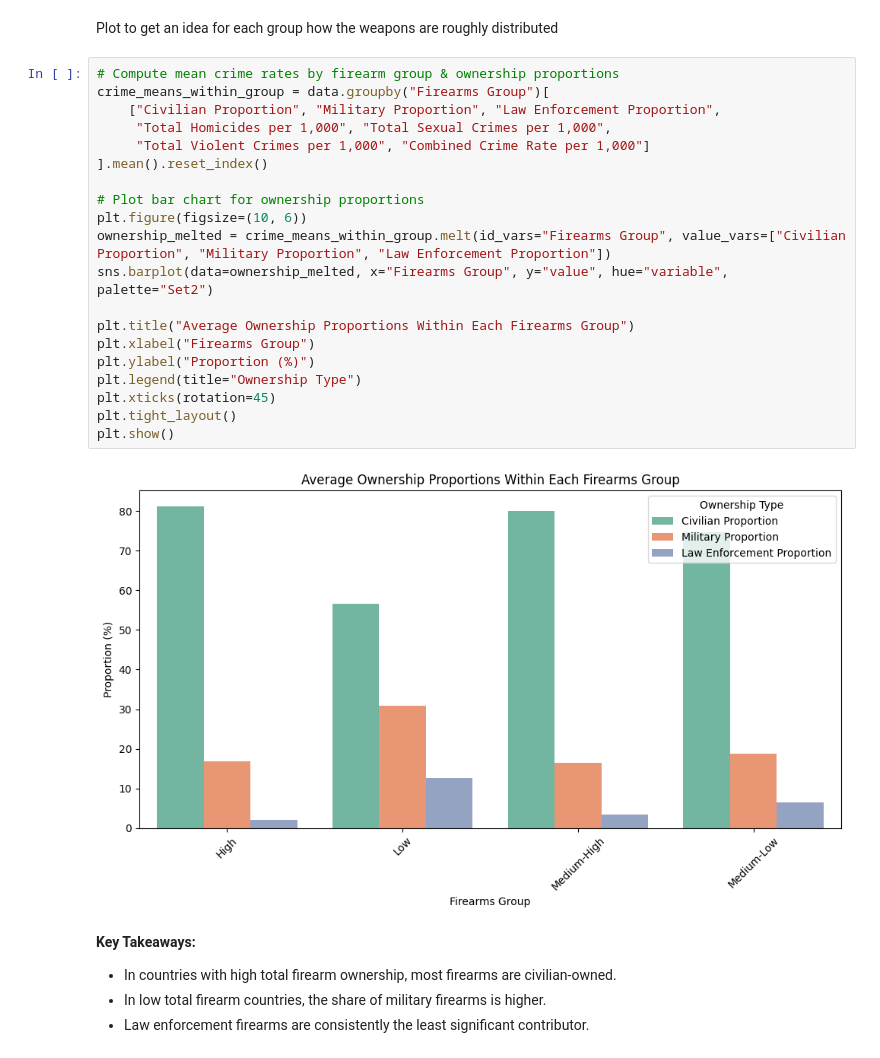
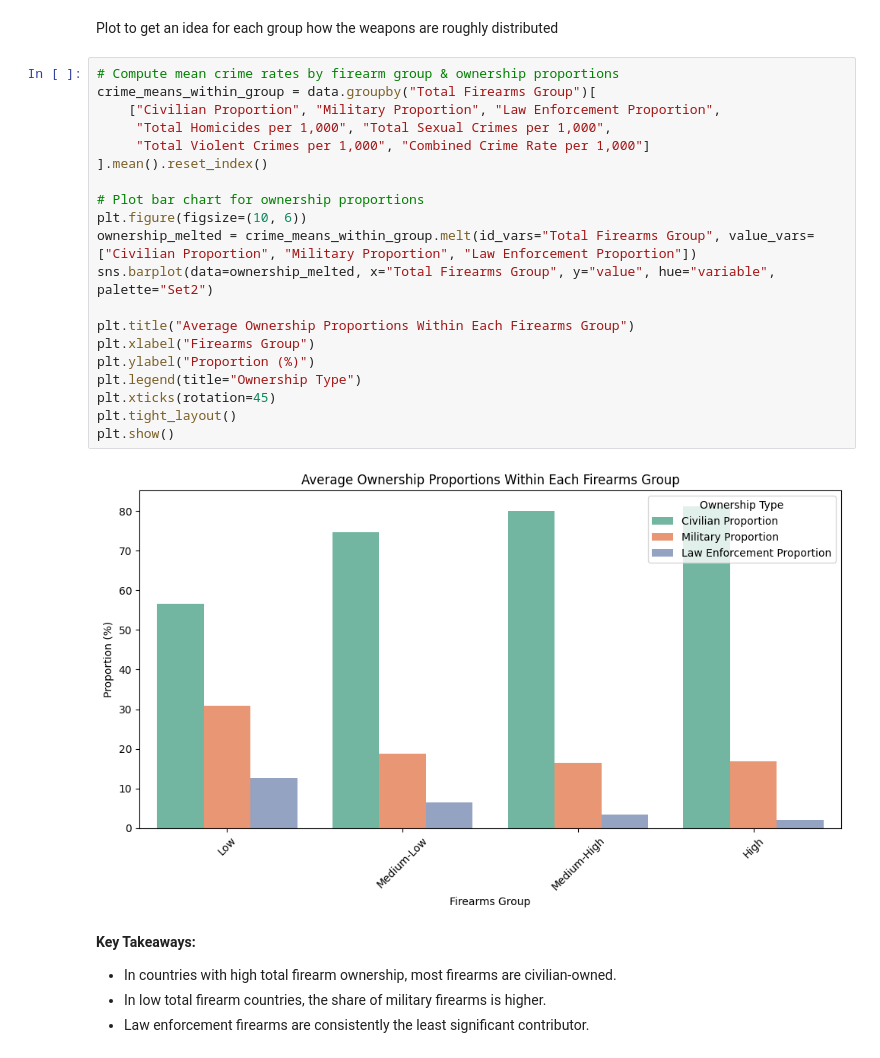
Before and after one commit to Alexderoode011202/DW_project, a Jupyter notebook: analysis/analysev2.ipynb, the cells around one changed output. Drawn from its saved outputs; the diff is of its cells as text.

```diff
--- a/analysis/analysev2.ipynb
+++ b/analysis/analysev2.ipynb
@@ -133,26 +134,26 @@ data.head(10)
 Plot to get an idea for each group how the weapons are roughly distributed
 # %%
 # Compute mean crime rates by firearm group & ownership proportions
-crime_means_within_group = data.groupby("Firearms Group")[
+crime_means_within_group = data.groupby("Total Firearms Group")[
     ["Civilian Proportion", "Military Proportion", "Law Enforcement Proportion",
      "Total Homicides per 1,000", "Total Sexual Crimes per 1,000",
      "Total Violent Crimes per 1,000", "Combined Crime Rate per 1,000"]
 ].mean().reset_index()
 
 # Plot bar chart for ownership proportions
 plt.figure(figsize=(10, 6))
-ownership_melted = crime_means_within_group.melt(id_vars="Firearms Group", value_vars=["Civilian Proportion", "Military Proportion", "Law Enforcement Proportion"])
-sns.barplot(data=ownership_melted, x="Firearms Group", y="value", hue="variable", palette="Set2")
+ownership_melted = crime_means_within_group.melt(id_vars="Total Firearms Group", value_vars=["Civilian Proportion", "Military Proportion", "Law Enforcement Proportion"])
+sns.barplot(data=ownership_melted, x="Total Firearms Group", y="value", hue="variable", palette="Set2")
 
 plt.title("Average Ownership Proportions Within Each Firearms Group")
 plt.xlabel("Firearms Group")
 plt.ylabel("Proportion (%)")
 plt.legend(title="Ownership Type")
 plt.xticks(rotation=45)
 plt.tight_layout()
 plt.show()
 # %% [output]
-[figure, old version]
+[figure, new version]
 # %% [markdown]
 **Key Takeaways:**
 - In countries with high total firearm ownership, most firearms are civilian-owned.
```
Also changed, not shown: parts of 14 cells of this notebook.
